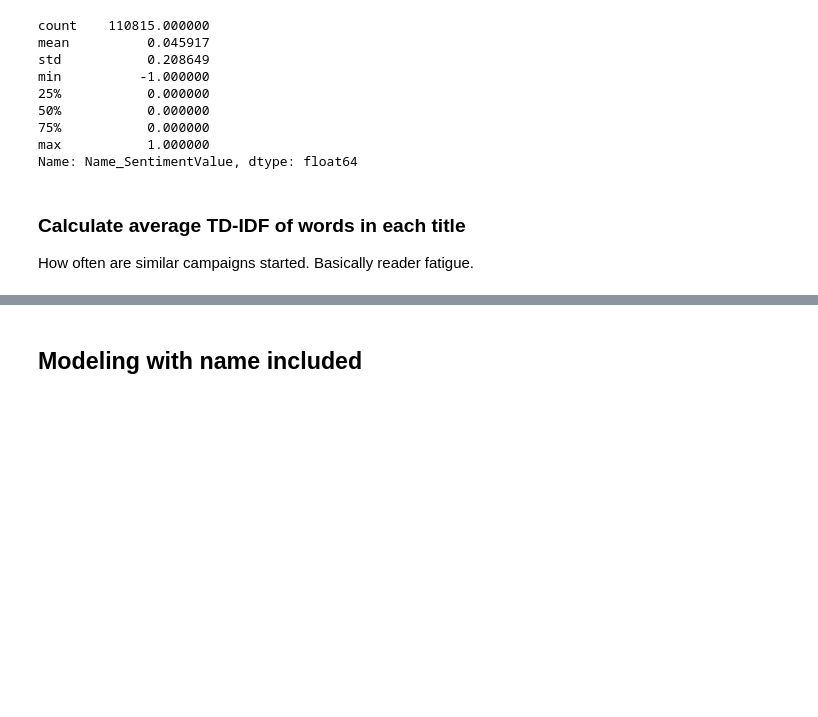
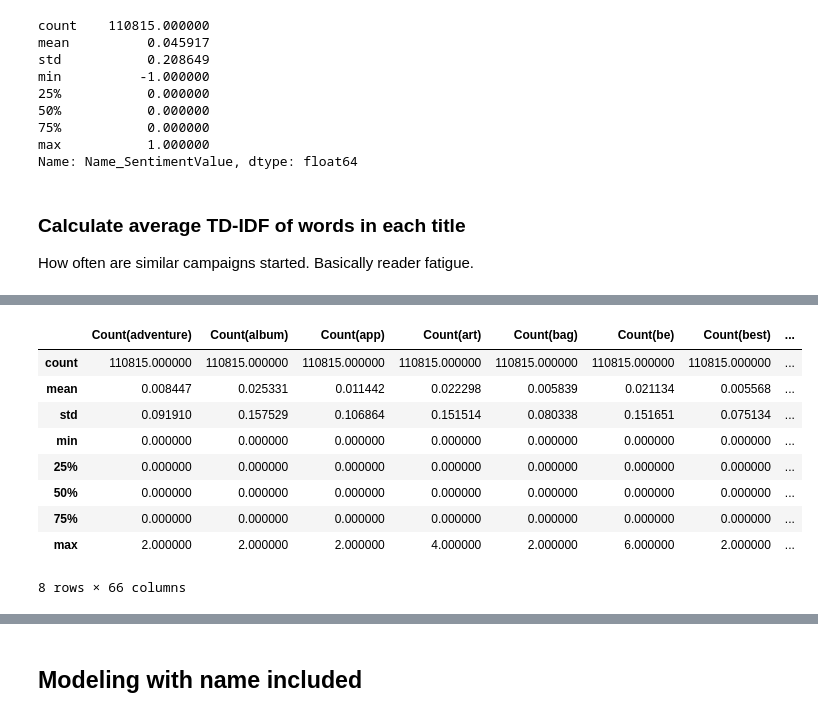
Before and after one commit to NormanHung/Practice-CampaignFunding, a Jupyter notebook: Assignment - Funding Project.ipynb, the cells around one changed output, grey strips where cells are left out. Drawn from its saved outputs; the diff is of its cells as text; code cells hidden in the pictures; blank space fills up the shorter version.

```diff
--- a/Assignment - Funding Project.ipynb
+++ b/Assignment - Funding Project.ipynb
@@ -690,0 +723,13 @@ def GetTFIDF(TextMatrix):
+# %%
+Name_WordCountsData.describe()
+# %% [output]
+|  | Count(adventure) | Count(album) | Count(app) | Count(art) | Count(bag) | Count(be) | Count(best) | ... |
+| count | 110815.000000 | 110815.000000 | 110815.000000 | 110815.000000 | 110815.000000 | 110815.000000 | 110815.000000 | ... |
+| mean | 0.008447 | 0.025331 | 0.011442 | 0.022298 | 0.005839 | 0.021134 | 0.005568 | ... |
+| std | 0.091910 | 0.157529 | 0.106864 | 0.151514 | 0.080338 | 0.151651 | 0.075134 | ... |
+| min | 0.000000 | 0.000000 | 0.000000 | 0.000000 | 0.000000 | 0.000000 | 0.000000 | ... |
+| 25% | 0.000000 | 0.000000 | 0.000000 | 0.000000 | 0.000000 | 0.000000 | 0.000000 | ... |
+| 50% | 0.000000 | 0.000000 | 0.000000 | 0.000000 | 0.000000 | 0.000000 | 0.000000 | ... |
+| 75% | 0.000000 | 0.000000 | 0.000000 | 0.000000 | 0.000000 | 0.000000 | 0.000000 | ... |
+| max | 2.000000 | 2.000000 | 2.000000 | 4.000000 | 2.000000 | 6.000000 | 2.000000 | ... |
+8 rows × 66 columns
```
Also changed, not shown: parts of 24 cells of this notebook.
